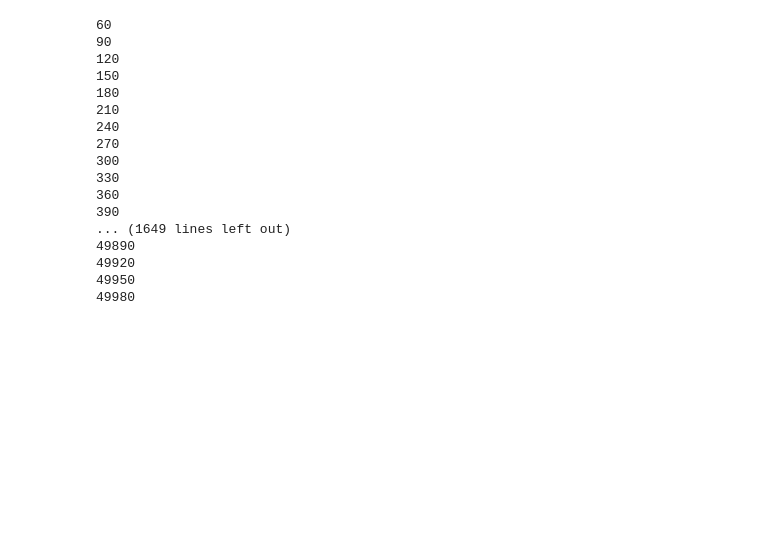
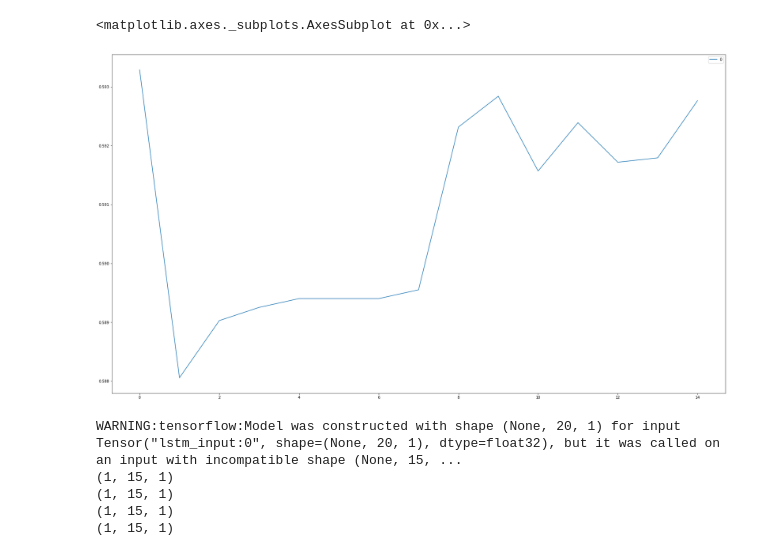
Before and after one commit to aerfio/magisterka, a Jupyter notebook: predict_plot.ipynb, the cells around one changed output. Cells and saved outputs as stored; diff of their text form; code cells hidden in the pictures; blank space fills up the shorter version.

```diff
--- a/predict_plot.ipynb
+++ b/predict_plot.ipynb
@@ -55,36 +69,24 @@ print(len(data_set_scaled.reshape(1, -1)[0]))
+# %%
+pd.DataFrame(data=chain_predict[0]).plot(figsize=(30, 17), )
+# %% [output]
+<matplotlib.axes._subplots.AxesSubplot at 0x...>
+[figure, added]
 # %%
-to_predict=data_set_scaled[:60]
-
-length = data_set_scaled.reshape(1,-1)[0]
-
-chain_predict = np.array([to_predict])
-
 output=[]
 
-for i in range(SEQ_LEN,50000):
+for i in range(SEQ_LEN,5000):
+    if i%1000==0 or i==0:
+        print(chain_predict.shape)
     pred_val=model.predict(chain_predict)
     output.append(pred_val)
-
-    stitched=np.concatenate((np.array(chain_predict[0][1:]),np.array(pred_val)))
-    chain_predict=np.array([stitched])
+    concatenated=np.concatenate((np.array([x[0] for x in chain_predict[0][:SEQ_LEN-OUTPUT_LEN]]), pred_val[0]))
+    chain_predict=np.array([concatenated.reshape(-1,1)])
 # %% [output]
-60
-90
-120
-150
-180
-210
-240
-270
-300
-330
-360
-390
-... (1649 lines left out)
-49890
-49920
-49950
-49980
+WARNING:tensorflow:Model was constructed with shape (None, 20, 1) for input Tensor("lstm_input:0", shape=(None, 20, 1), dtype=float32), but it was called on an input with incompatible shape (None, 15, ...
+(1, 15, 1)
+(1, 15, 1)
+(1, 15, 1)
+(1, 15, 1)
 # %%
 npoutput=sc.inverse_transform(np.array(output).reshape(-1,1))
 npoutput=np.array(output).reshape(1,-1)[0]
```
Also changed, not shown: parts of 10 cells of this notebook, 6 other files.
